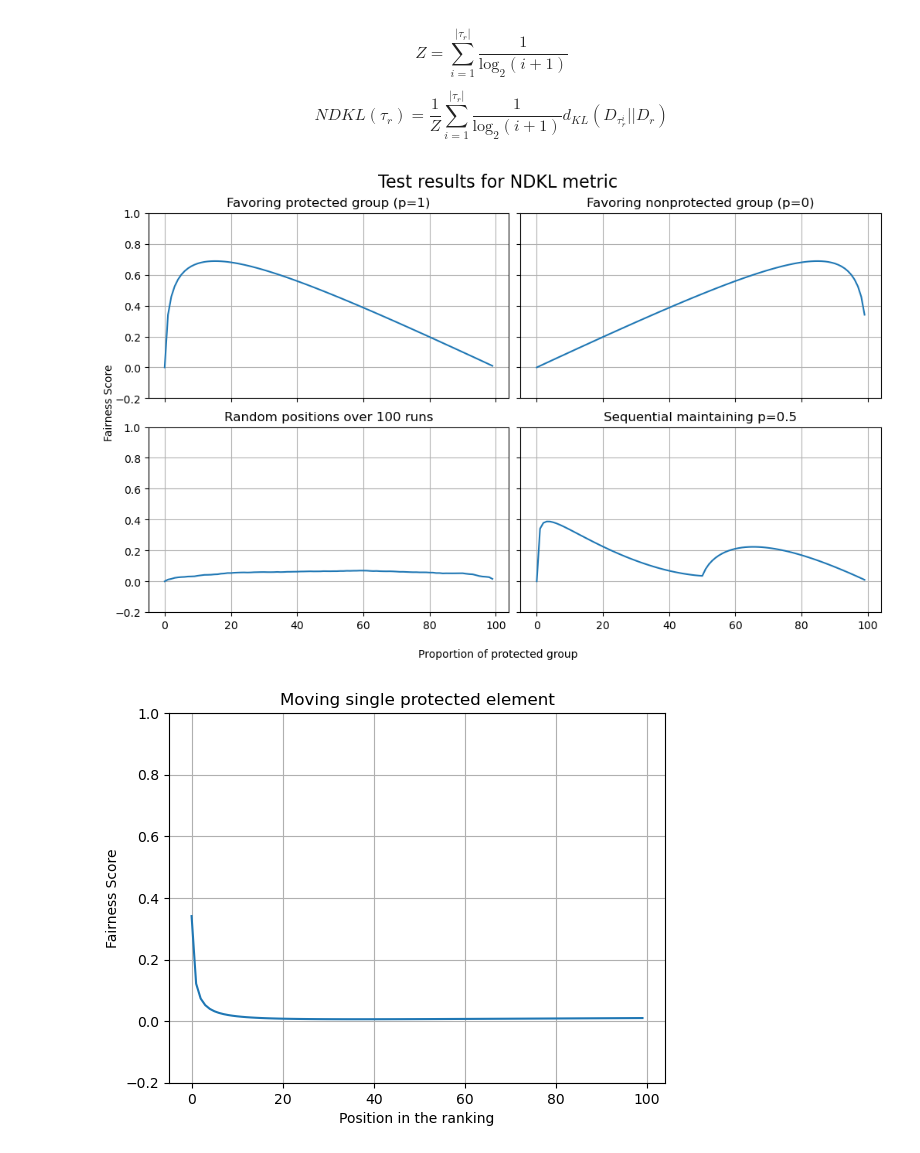
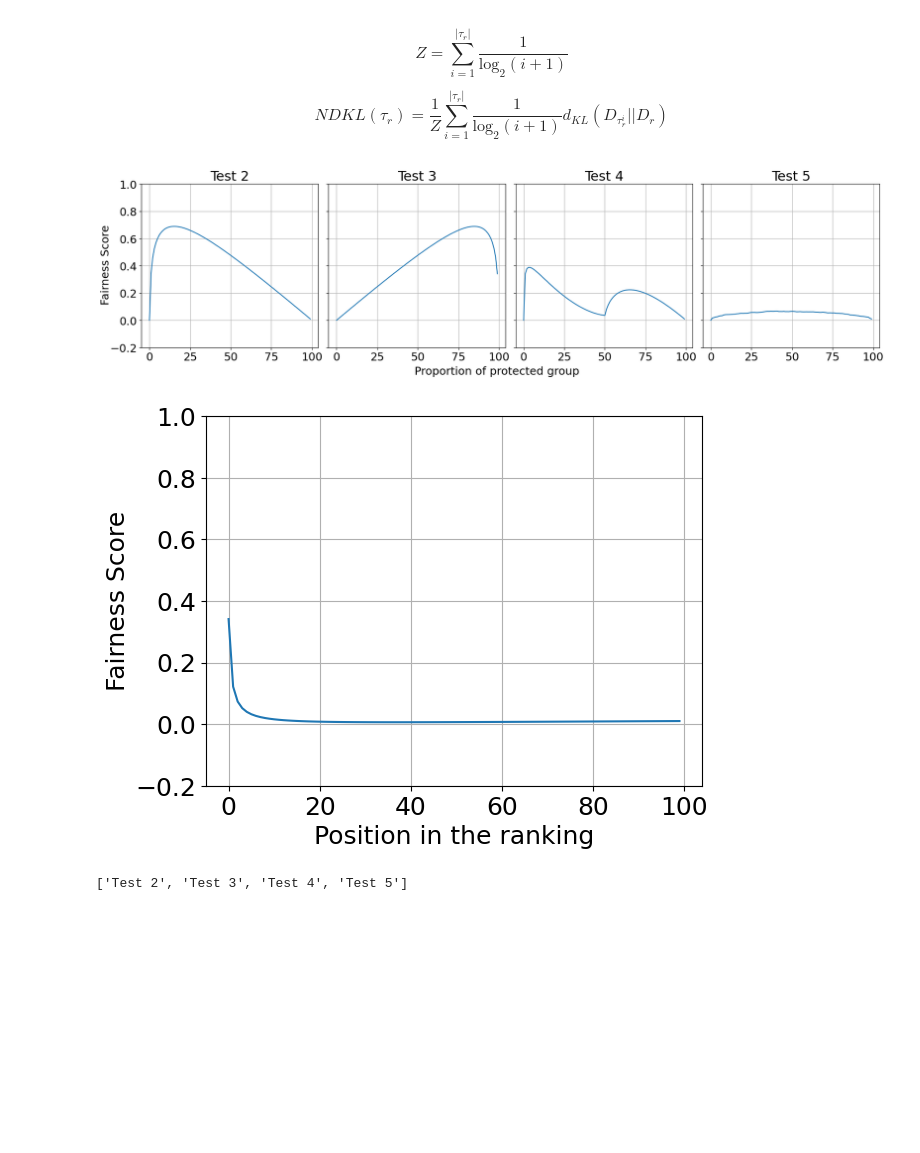
Before and after one commit to muhamadsalibi/comparing_fairness_measures, a Jupyter notebook: geyik2019fairness/geyik2019fairness.ipynb, the cells around one changed output. Saved outputs shown, nothing was run; the diff lists cells and outputs as text; code cells hidden in the pictures; blank space fills up the shorter version.

```diff
--- a/geyik2019fairness/geyik2019fairness.ipynb
+++ b/geyik2019fairness/geyik2019fairness.ipynb
@@ -70,26 +74,17 @@ results_0 = [NDKL(ranking, [i], .01) for i in range(100)]
 # %%
+#test 2
 pro_index = [x for x in range(100)]
 scores = []
 for i in range(100):
     scores.append(NDKL(ranking, pro_index[:i], i / 100))
 
-results[tests[0]] = scores
+results[tests[1]] = scores
 # %%
+#test 3
 pro_index = [x for x in range(100)][::-1]
 scores = []
 for i in range(100):
     scores.append(NDKL(ranking, pro_index[:i], i / 100))
 
-results[tests[1]] = scores
+results[tests[2]] = scores
-# %%
-runs = 100
-
-scores = np.zeros((100, 100))
-
-for i in tqdm(range(runs)):
-    pro_index = random.sample(range(100), 100)
-    for j in range(100):
-        scores[i][j] = NDKL(ranking, pro_index[:j], j / 100)
-
-results[tests[2]] = np.mean(scores, axis=0)
 # %%
@@ -99,13 +95,24 @@ for i in range(100):
     scores.append(NDKL(ranking, pro_index[:i], i / 100))
 
 results[tests[3]] = scores
+# %%
+#test 5
+runs = 100
+
+scores = np.zeros((100, 100))
+
+for i in tqdm(range(runs)):
+    pro_index = random.sample(range(100), 100)
+    for j in range(100):
+        scores[i][j] = NDKL(ranking, pro_index[:j], j / 100)
+
+results[tests[4]] = np.mean(scores, axis=0)
 # %%
-plot(results, 'Test results for NDKL metric')
+plot(results, '')
 # %% [output]
-[figure, old version]
+[figure, new version]
 # %%
-plt.plot(list(range(100)), results_0)
-plt.title(test_0)
+plt.plot(list(range(100)), results[tests[0]])
 plt.grid()
 plt.ylim(-0.2, 1)
 plt.ylabel('Fairness Score')
@@ -113,4 +120,8 @@ plt.xlabel('Position in the ranking')
 plt.savefig('geyik2019fairness_1.png', bbox_inches='tight')
 plt.show()
 # %% [output]
-[figure, old version]
+[figure, new version]
+# %%
+tests[1:]
+# %% [output]
+['Test 2', 'Test 3', 'Test 4', 'Test 5']
```
Also changed, not shown: parts of 6 cells of this notebook, 13 other files.
